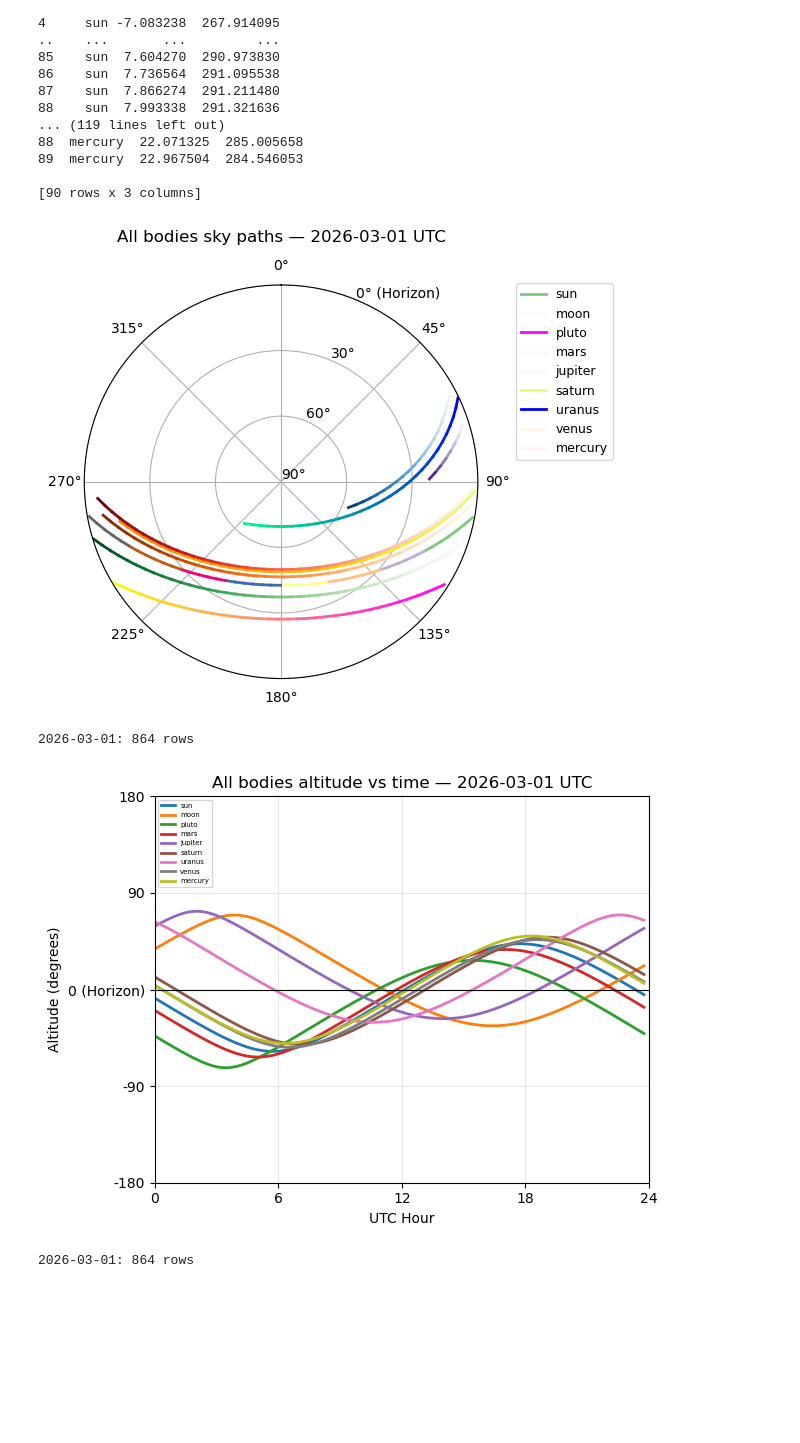
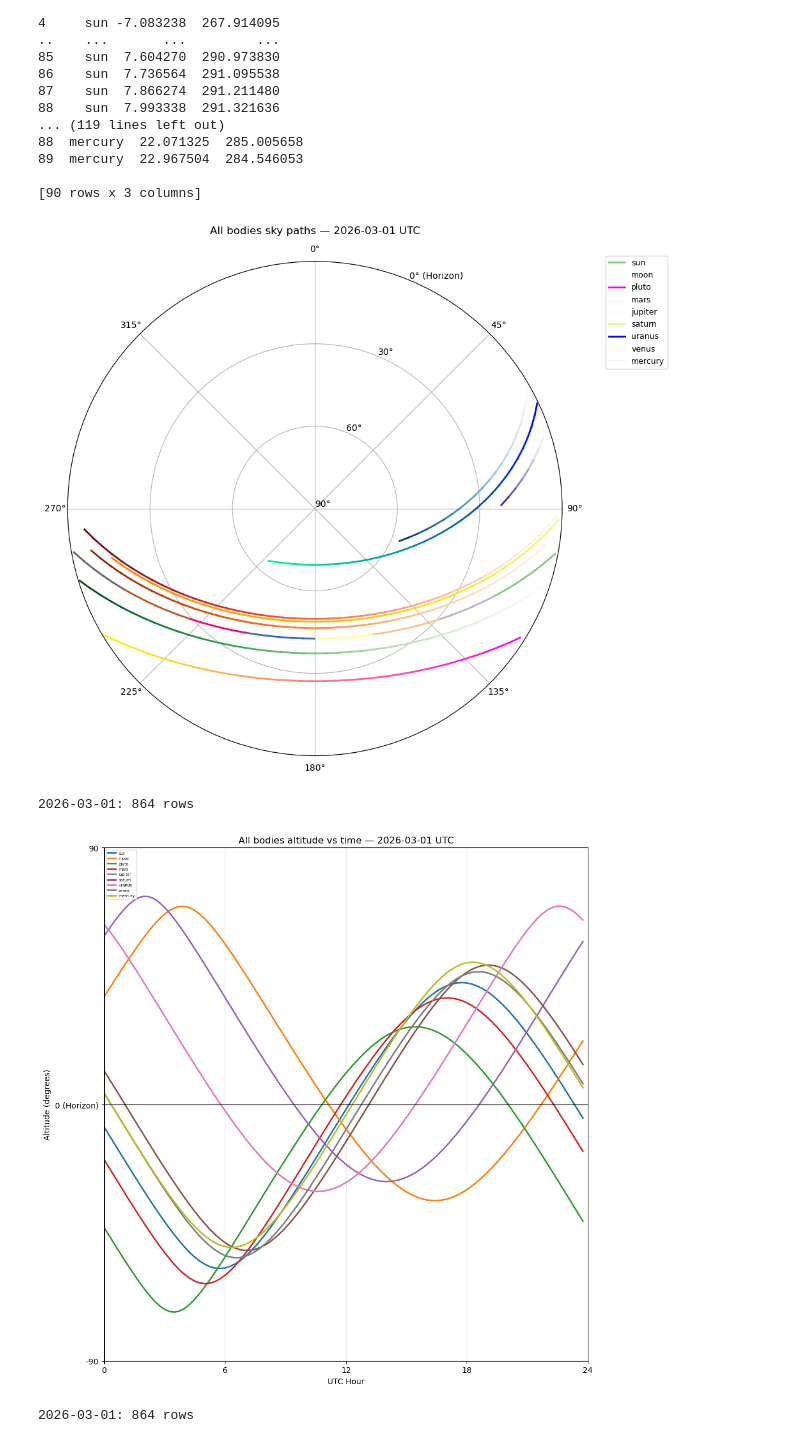
Before and after one commit to awalker72007/Astro-Coding-1221-Project-2, a Jupyter notebook: Altitude Versus Time Graph.ipynb, the cells around one changed output. Drawn from its saved outputs; the diff is of its cells as text; code cells hidden in the pictures; blank space fills up the shorter version.

Commit message:
Changed the limits of the alt vs time graph, and made both the figures the same size

```diff
--- a/Altitude Versus Time Graph.ipynb
+++ b/Altitude Versus Time Graph.ipynb
@@ -193,7 +193,7 @@ def plot_all_planets_sky_path(year, month, day, n_samples=N_SAMPLES_PER_DAY):
     hours = np.linspace(0, 24, n_samples, endpoint=False)
     t_day = ts.utc(year, month, day, hours, 0)
     fig = plt.figure(figsize=(10, 10))
-    ax = fig.add_subplot(122, projection='polar')
+    ax = fig.add_subplot(111, projection='polar')
     ax.set_theta_zero_location('N')
     ax.set_theta_direction(-1)
     ax.set_rlim(0, 90)
@@ -281,7 +281,8 @@ def plot_all_planets_altitude_vs_time(year, month, day, n_samples=N_SAMPLES_PER_
     t_day = ts.utc(year, month, day, hours, 0)
     # t0 = ts.utc(year, month, day, 0, 0, 0)
     # t_day = t0 + hours * 3600
-    fig, ax = plt.subplots()
+    fig = plt.figure(figsize=(10, 10))
+    ax = fig.add_subplot(111)
     tab = plt.cm.tab10(np.linspace(0, 1, max(10, len(bodies))))
     dfs = []
     for idx, (planet_name, body) in enumerate(bodies.items()):
@@ -301,36 +302,36 @@ def plot_all_planets_altitude_vs_time(year, month, day, n_samples=N_SAMPLES_PER_
                     "Altitude": altd,
                     "Azimuth": azdeg,
                 }
             )
         )
     ax.axhline(0, color="black", linewidth=0.8)
     ax.set_xlim(0, 24)
-    ax.set_ylim(-180, 180)
+    ax.set_ylim(-90, 90)
     ax.set_xlabel("UTC Hour")
     ax.set_ylabel("Altitude (degrees)")
     ax.set_title(f"All bodies altitude vs time — {year}-{month:02d}-{day:02d} UTC")
     ax.grid(True, alpha=0.3)
     ax.legend(loc="upper left", fontsize=5)
     ax.set_xticks([0, 6, 12, 18, 24])
     ax.set_xticklabels([0, 6, 12, 18, 24])
-    ax.set_yticks(range(-180, 181, 90))
-    ax.set_yticklabels([-180, -90, '0 (Horizon)', 90, 180])
+    ax.set_yticks((-90, 0, 90))
+    ax.set_yticklabels([-90, '0 (Horizon)', 90])
 
     plt.tight_layout()
     plt.show()
     return pd.concat(dfs, ignore_index=True)
 DAYS_UTC = [
     (2026, 3, 1),
 ]
 sky_path_df_by_day = {}
 for y, m, d in DAYS_UTC:
     day_key = f"{y}-{m:02d}-{d:02d}"
     df_day = plot_all_planets_altitude_vs_time(y, m, d)
     sky_path_df_by_day[day_key] = df_day.assign(UTC_date=day_key)
 for day_key, df_day in sky_path_df_by_day.items():
     print(f"{day_key}: {len(df_day)} rows")
 # %% [output]
-[figure, old version]
+[figure, new version]
 2026-03-01: 864 rows
-[figure, old version]
+[figure, new version]
 2026-03-01: 864 rows
```
